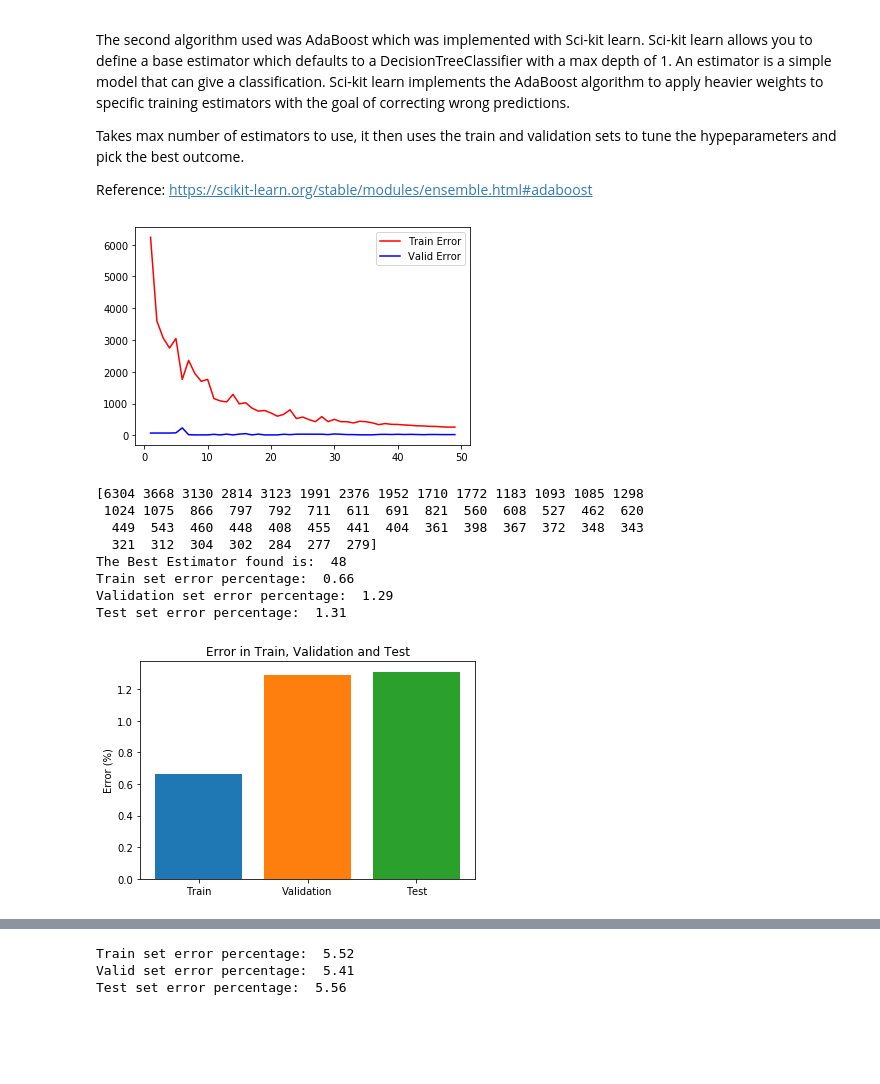
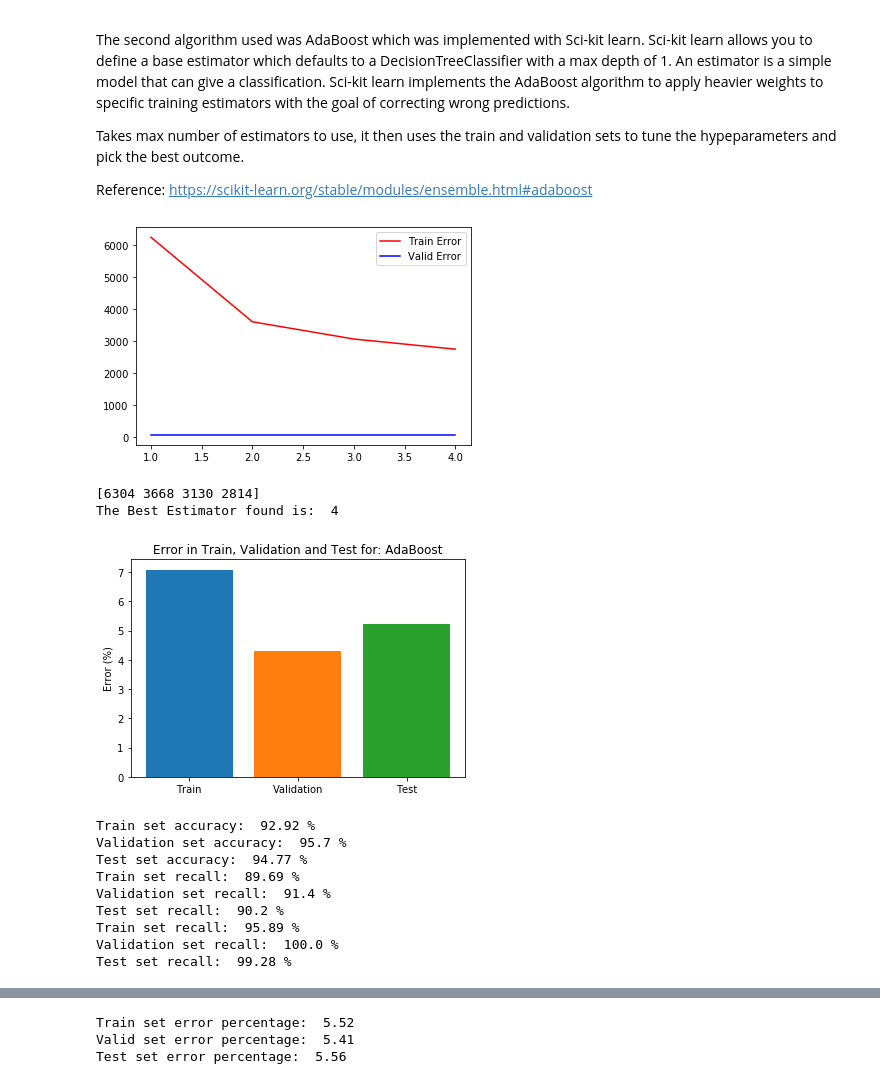
Before and after one commit to AveryCameronUofR/instrument-classification, a Jupyter notebook: Prediction Models.ipynb, the cells around one changed output, grey strips where cells are left out. Saved outputs shown, nothing was run; the diff lists cells and outputs as text; code cells hidden in the pictures; blank space fills up the shorter version.

Commit message:
Added Precision, Recall and Accuracy Functions

```diff
--- a/Prediction Models.ipynb
+++ b/Prediction Models.ipynb
@@ -216,42 +280,27 @@ def ada_boost(max_estimators):
 
     predictions_train = classifier.predict(x_train)
     results_train = confusion_matrix(y_train, predictions_train)
-    num_errors_train = results_train[0][1] + results_train[1][0]
 
     predictions_valid = classifier.predict(x_valid)
     results_valid = confusion_matrix(y_valid, predictions_valid)
-    num_errors_valid = results_valid[0][1] + results_valid[1][0]
 
     predictions_test = classifier.predict(x_test)
     results_test = confusion_matrix(y_test, predictions_test)
-    num_errors_test = results_test[0][1] + results_test[1][0]
-
-
-    error_percent_train = round(num_errors_train / data_length_train * 100, 2);
-    error_percent_valid = round(num_errors_valid / data_length_valid * 100, 2);
-    error_percent_test = round(num_errors_test / data_length_test * 100, 2)
-
-    errorLabels = ('Train Set Error', 'Validation Set Error', 'Test Set Error')
-    plt.figure(0)
-    plt.title("Error in Train, Validation and Test")
-    plt.ylabel("Error (%)")
-    plt.bar('Train', error_percent_train)
-    plt.bar('Validation', error_percent_valid)
-    plt.bar('Test', error_percent_test)
-
-    print('Train set error percentage: ', error_percent_train)
-    print('Validation set error percentage: ', error_percent_valid)
-    print('Test set error percentage: ', error_percent_test)
+    display_error_graph(results_train, results_valid, results_test, "AdaBoost", 2)
+    display_metrics(results_train, results_valid, results_test)
 # %%
-ada_boost(50)
+ada_boost(5)
 # %% [output]
-[figure, old version]
+[figure, new version]
-[6304 3668 3130 2814 3123 1991 2376 1952 1710 1772 1183 1093 1085 1298
- 1024 1075  866  797  792  711  611  691  821  560  608  527  462  620
-  449  543  460  448  408  455  441  404  361  398  367  372  348  343
-  321  312  304  302  284  277  279]
-The Best Estimator found is:  48
-Train set error percentage:  0.66
-Validation set error percentage:  1.29
-Test set error percentage:  1.31
+[6304 3668 3130 2814]
+The Best Estimator found is:  4
-[figure, old version]
+[figure, new version]
+Train set accuracy:  92.92 %
+Validation set accuracy:  95.7 %
+Test set accuracy:  94.77 %
+Train set recall:  89.69 %
+Validation set recall:  91.4 %
+Test set recall:  90.2 %
+Train set recall:  95.89 %
+Validation set recall:  100.0 %
+Test set recall:  99.28 %
```
Also changed, not shown: parts of 4 cells of this notebook.
